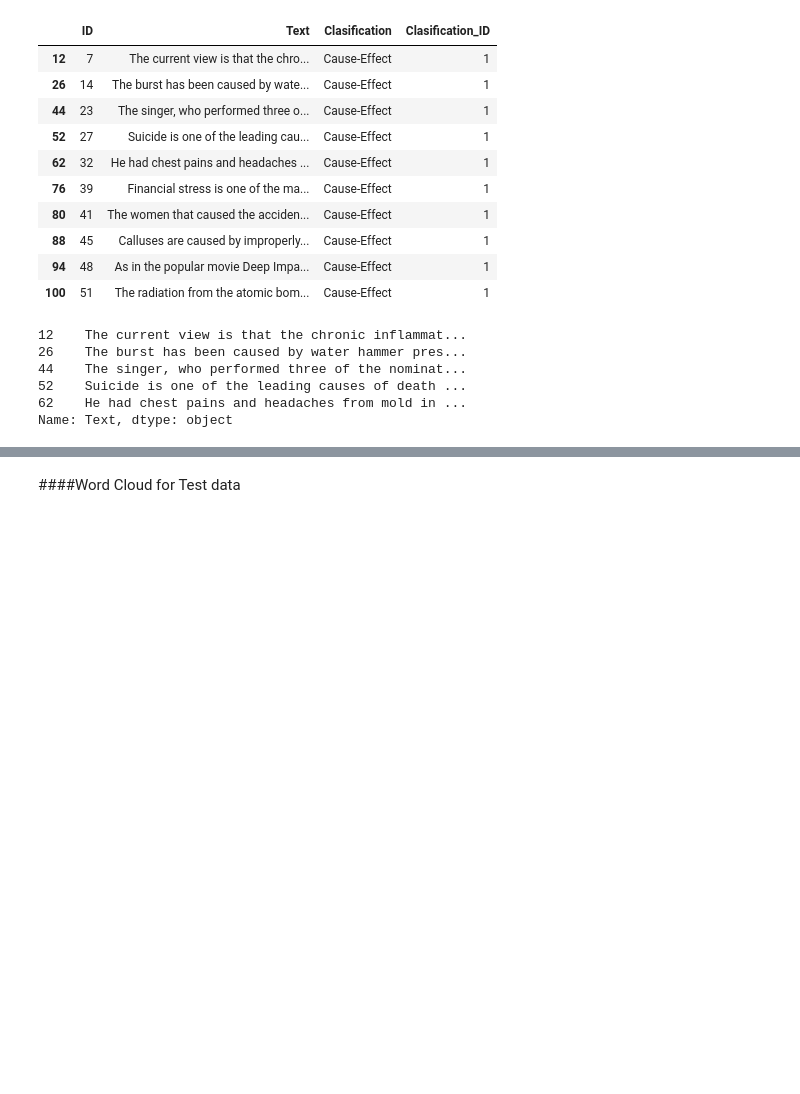
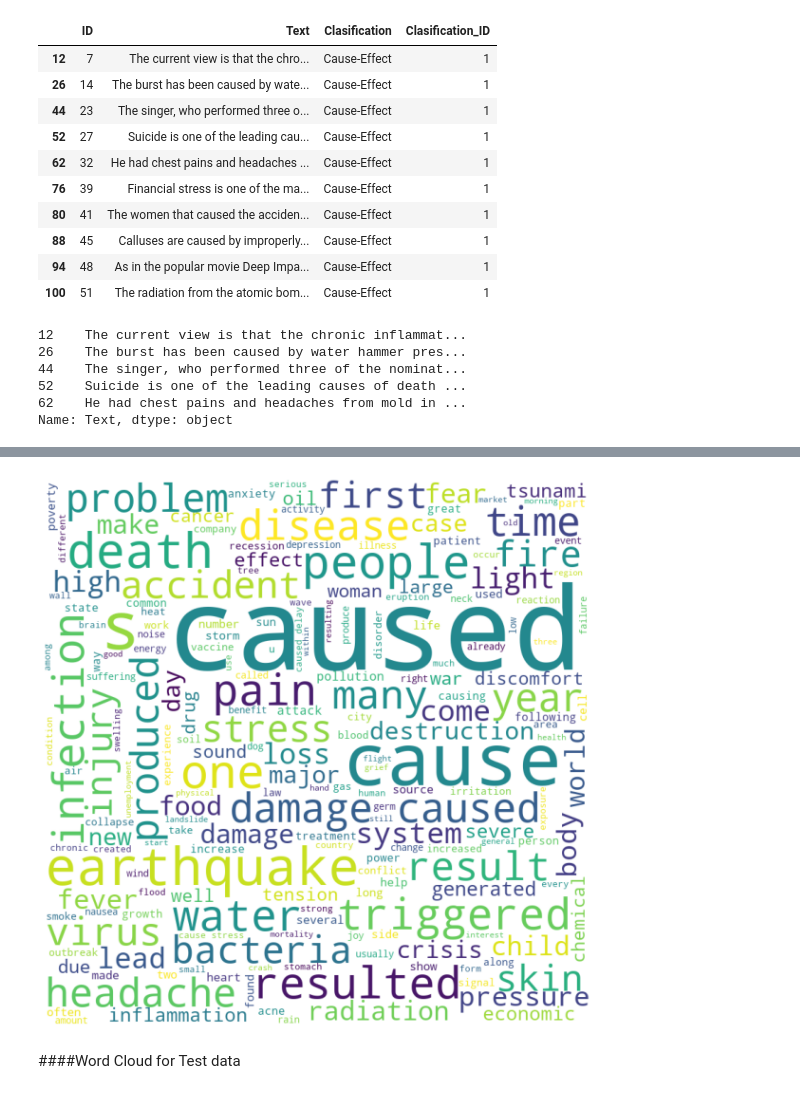
Before and after one commit to chenjinghao/Group-9C-Capstone, a Jupyter notebook: Sem_Eval_2010_Task8.ipynb, the cells around one changed output, grey strips where cells are left out. Saved outputs shown, nothing was run; the diff lists cells and outputs as text; code cells hidden in the pictures; blank space fills up the shorter version.

```diff
--- a/Sem_Eval_2010_Task8.ipynb
+++ b/Sem_Eval_2010_Task8.ipynb
@@ -241,19 +192,66 @@ print(type(f_df_train_ce_text))
 # %%
-#Adam_code reference from https://www.geeksforgeeks.org/generating-word-cloud-python/
+#adam_word cloud code reference from https://www.geeksforgeeks.org/generating-word-cloud-python/
+#adam_nltk stopwords & tokenize from https://www.geeksforgeeks.org/removing-stop-words-nltk-python
+
 # Python program to generate WordCloud
 
 # importing all necessary modules
 from wordcloud import WordCloud, STOPWORDS
+
 import matplotlib.pyplot as plt
+import pandas as pd
 
-stopwords = set(STOPWORDS)
+comment_words = ''
 
-unique_string=(" ").join(f_df_train_ce_text)
+# iterate through the csv file
+for val in df_train_ce_text:
 
+	# typecaste each val to string
+	val = str(val)
+
+	# split the value
+	tokens = val.split()
+
+	# Converts each token into lowercase
+	for i in range(len(tokens)):
+		tokens[i] = tokens[i].lower()
+
+	comment_words += " ".join(tokens)+" "
+#print(comment_words)
+
+import nltk
+nltk.download('stopwords')
+nltk.download('omw-1.4')
+nltk.download('punkt')
+from nltk.corpus import stopwords
+from nltk.tokenize import word_tokenize
+
+#Stopwords
+stop_words = set(stopwords.words('english'))
+#Tokenization
+word_tokens = word_tokenize(comment_words)
+#f stand for filtered
+f_comment_words= [w for w in word_tokens if not w.lower() in stop_words]
+f_comment_words=[]
+
+for w in word_tokens:
+	if w not in stop_words:
+		f_comment_words.append(w)
+#print(word_tokens)
+#print(f_comment_words)
+#print(type(f_comment_words))
+
+#Lemmatization
+nltk.download('wordnet')
+from nltk.stem import WordNetLemmatizer
+lemmatizer = WordNetLemmatizer()
+
+lemmatized_words = ' '.join([lemmatizer.lemmatize(w) for w in f_comment_words])
+
+#wordcloud
 wordcloud = WordCloud(width = 800, height = 800,
 				background_color ='white',
-				stopwords=stopwords,
-				min_font_size = 10).generate(unique_string)
+				min_font_size = 10).generate(lemmatized_words)
 
 # plot the WordCloud image
 plt.figure(figsize = (8, 8), facecolor = None)
@@ -267,3 +272,4 @@ TypeError: ignored
+[figure, added]
 # %% [markdown]
 ####Word Cloud for Test data
 # %%
```
Also changed, not shown: parts of 3 cells of this notebook.
